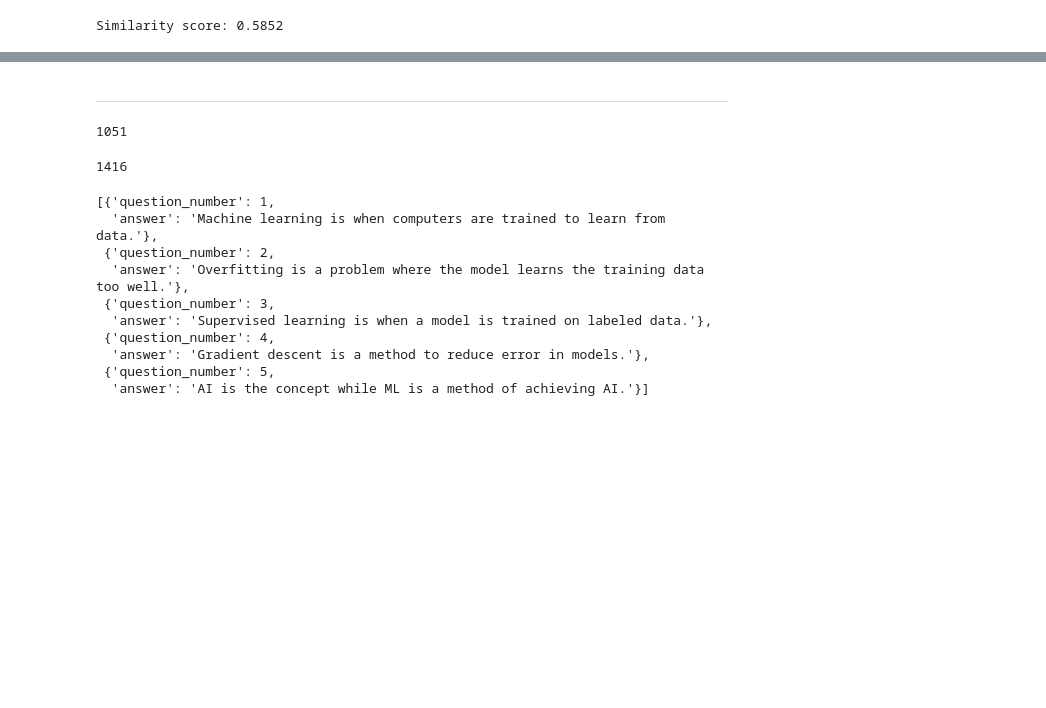
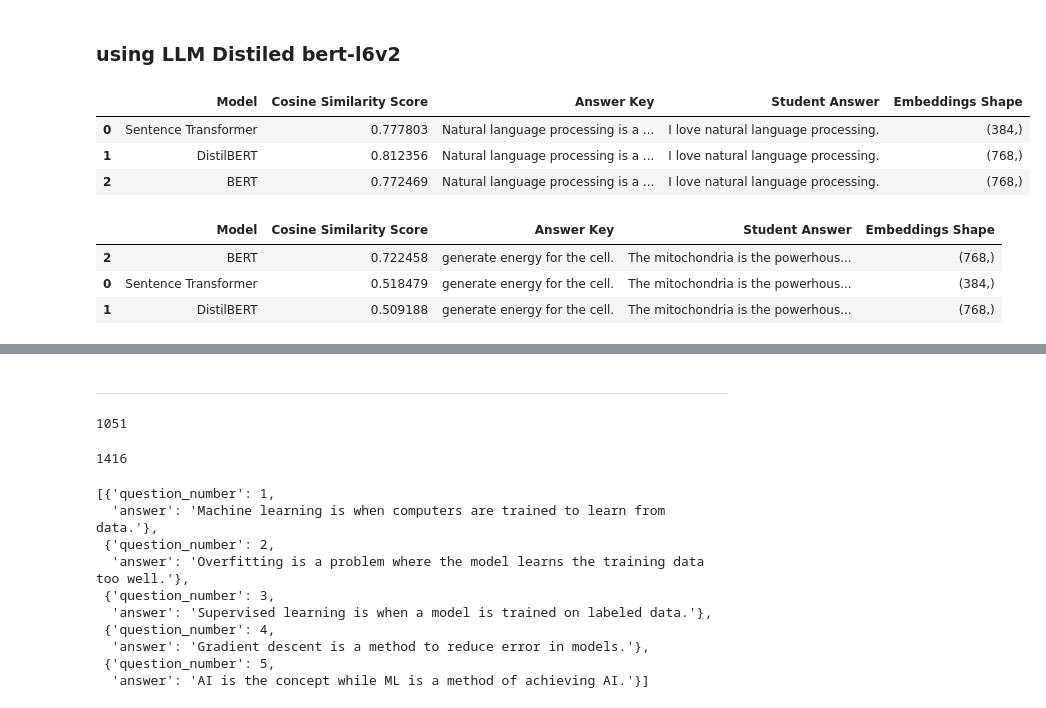
Before and after one commit to IrshadYasseen/relativeGrade, a Jupyter notebook: pract.ipynb, the cells around one changed output, grey strips where cells are left out. Drawn from its saved outputs; the diff is of its cells as text; code cells hidden in the pictures; blank space fills up the shorter version.

```diff
--- a/pract.ipynb
+++ b/pract.ipynb
@@ -152,24 +50,2 @@ Similarity score: 0.5677
-# %%
-# Load pre-trained SentenceTransformer model
-model = SentenceTransformer('all-MiniLM-L6-v2')
-
-# Sentences to compare
-sent1 = "The car is red"
-sent2 = "The vehicle is crimson"
-
-# Generate sentence embeddings
-embedding1 = model.encode([sent1])
-embedding2 = model.encode([sent2])
-
-# Compute similarity
-similarity_score = cosine_similarity(embedding1, embedding2)
-
-# Print the similarity score
-print(f"Similarity score: {similarity_score[0][0]:.4f}")
-# %% [output]
-Similarity score: 0.5852
-# %%
-data = [
-    ("The cat is on the mat", "The feline is on the mat", 0.9),  # High similarity
-    ("The sky is blue", "The grass is green", 0.2),  # Low similarity
-]
+# %% [markdown]
+### using LLM Distiled bert-l6v2
@@ -175,0 +55,41 @@ data = [
+# %%
+tokenizer = BertTokenizer.from_pretrained('bert-base-uncased')
+bert_model = BertModel.from_pretrained('bert-base-uncased')
+sen_tran = SentenceTransformer('paraphrase-MiniLM-L6-v2')
+distBert = SentenceTransformer('distilbert-base-nli-stsb-mean-tokens')
+
+def encode_with_bert(text):
+    inputs = tokenizer(text, return_tensors='pt')
+    outputs = bert_model(**inputs)
+    return outputs.last_hidden_state.mean(dim=1).squeeze().detach().numpy()
+
+def sim(ans, key):
+    data = []
+    for model, name in zip([sen_tran, distBert, encode_with_bert], ["Sentence Transformer", "DistilBERT", "BERT"]):
+        if name == "BERT":
+            ans_emb = model(ans)
+            key_emb = model(key)
+        else:
+            ans_emb = model.encode(ans)
+            key_emb = model.encode(key)
+
+        similarity = cosine_similarity([ans_emb], [key_emb])
+        data.append({
+            "Model": name,
+            "Cosine Similarity Score": similarity[0][0],
+            "Answer Key": key,
+            "Student Answer": ans,
+            "Embeddings Shape": np.shape(ans_emb)
+        })
+
+    df = pd.DataFrame(data)
+    return df.sort_values(by="Cosine Similarity Score", ascending=False)
+# %%
+answer = "I love natural language processing."
+key = "Natural language processing is a fascinating field."
+sim(answer, key)
+# %% [output]
+|  | Model | Cosine Similarity Score | Answer Key | Student Answer | Embeddings Shape |
+| 0 | Sentence Transformer | 0.777803 | Natural language processing is a ... | I love natural language processing. | (384,) |
+| 1 | DistilBERT | 0.812356 | Natural language processing is a ... | I love natural language processing. | (768,) |
+| 2 | BERT | 0.772469 | Natural language processing is a ... | I love natural language processing. | (768,) |
@@ -175,0 +108,12 @@ data = [
+# %%
+
+student_answer = "The mitochondria is the powerhouse of the cell."
+reference_answer = "generate energy for the cell."
+
+# Generate embeddings
+sim(student_answer,reference_answer)
+# %% [output]
+|  | Model | Cosine Similarity Score | Answer Key | Student Answer | Embeddings Shape |
+| 2 | BERT | 0.722458 | generate energy for the cell. | The mitochondria is the powerhous... | (768,) |
+| 0 | Sentence Transformer | 0.518479 | generate energy for the cell. | The mitochondria is the powerhous... | (384,) |
+| 1 | DistilBERT | 0.509188 | generate energy for the cell. | The mitochondria is the powerhous... | (768,) |
```
Also changed, not shown: parts of 32 cells of this notebook, 8 other files.
